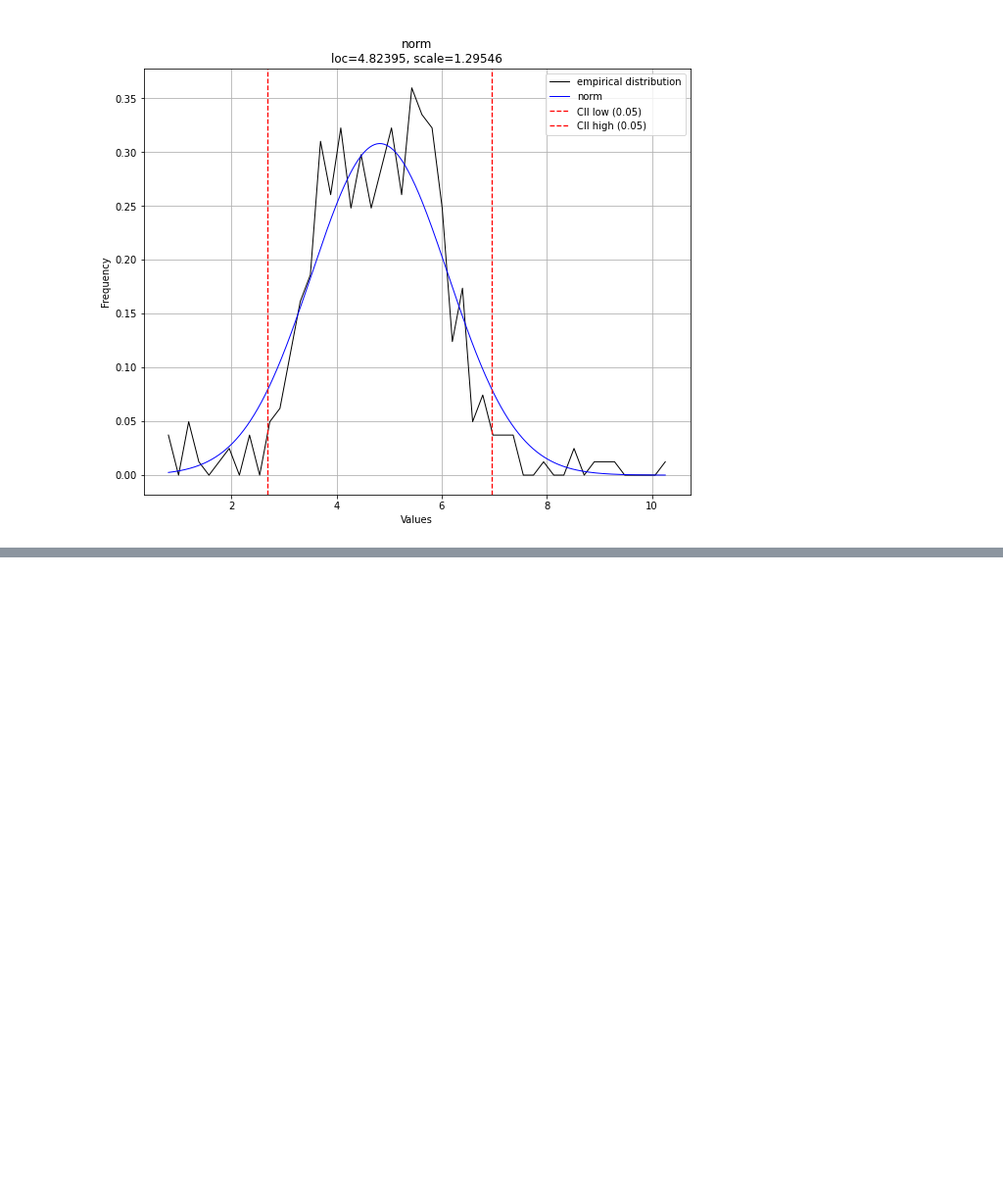
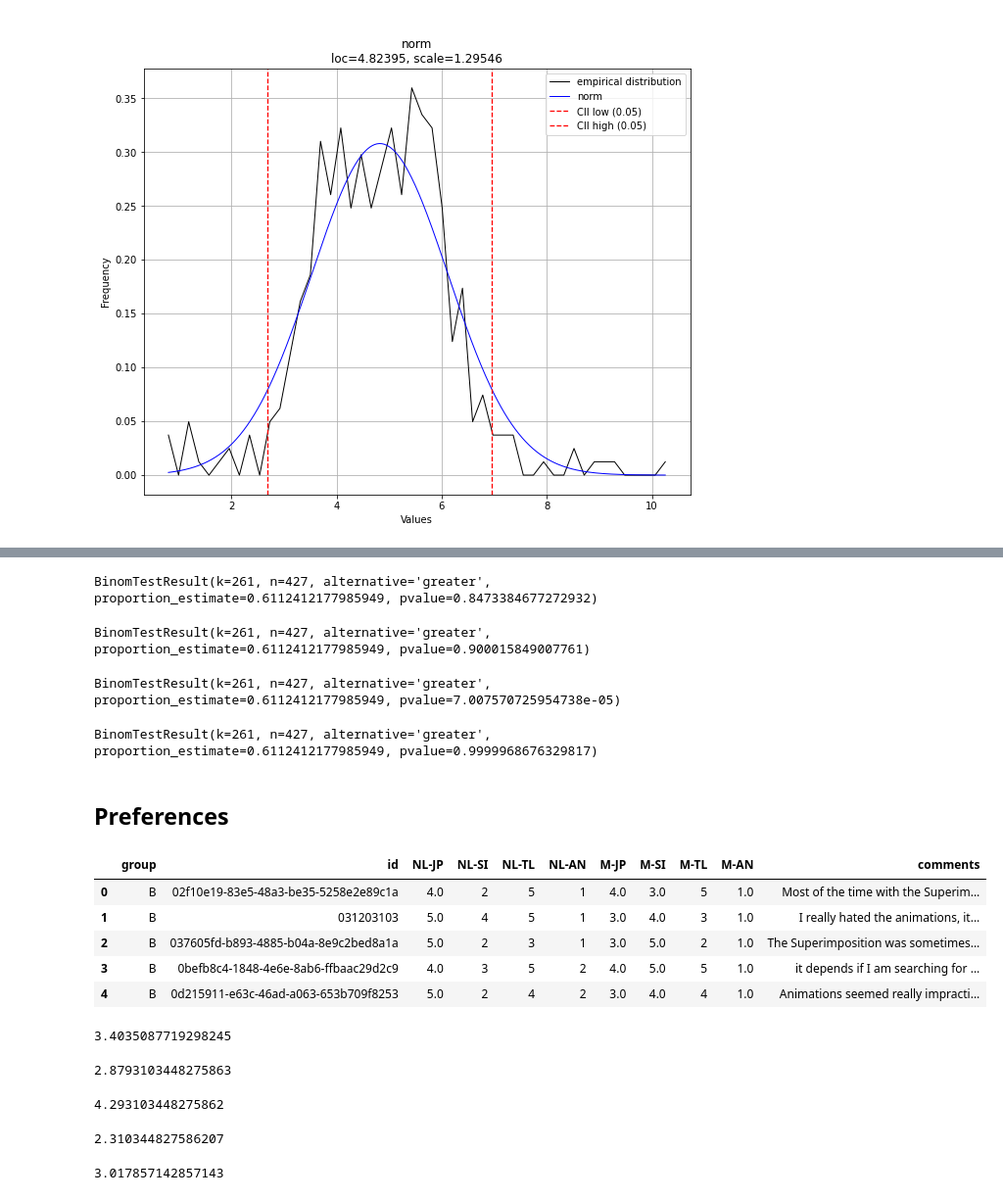
Before and after one commit to velitchko/graph-vis-evaluation-ext, a Jupyter notebook: python/Hypotheses.ipynb, the cells around one changed output, grey strips where cells are left out. Shown at 98% size. Saved outputs shown, nothing was run; the diff lists cells and outputs as text; code cells hidden in the pictures; blank space fills up the shorter version.

Commit message:
H6 preferences

```diff
--- a/python/Hypotheses.ipynb
+++ b/python/Hypotheses.ipynb
@@ -1958,0 +1943,49 @@ BinomTestResult(k=261, n=427, alternative='greater', proportion_estimate=0.61124
+# %%
+binomtest(success_m_si, num_trial_m_si, p=success_prob_nl_si, alternative="greater")
+# %% [output]
+BinomTestResult(k=261, n=427, alternative='greater', proportion_estimate=0.6112412177985949, pvalue=0.8473384677272932)
+# %%
+binomtest(success_m_si, num_trial_m_si, p=success_prob_nl_jp, alternative="greater")
+# %% [output]
+BinomTestResult(k=261, n=427, alternative='greater', proportion_estimate=0.6112412177985949, pvalue=0.900015849007761)
+# %%
+binomtest(success_m_si, num_trial_m_si, p=success_prob_nl_tl, alternative="greater")
+# %% [output]
+BinomTestResult(k=261, n=427, alternative='greater', proportion_estimate=0.6112412177985949, pvalue=7.007570725954738e-05)
+# %%
+binomtest(success_m_si, num_trial_m_si, p=success_prob_nl_an, alternative="greater")
+# %% [output]
+BinomTestResult(k=261, n=427, alternative='greater', proportion_estimate=0.6112412177985949, pvalue=0.9999968676329817)
+# %% [markdown]
+## Preferences
+# %%
+preferences_data = pd.read_csv('feedback_results.csv', index_col=0)
+preferences_df = df = pd.DataFrame(preferences_data)
+preferences_df.head()
+# %% [output]
+|  | group | id | NL-JP | NL-SI | NL-TL | NL-AN | M-JP | M-SI | M-TL | M-AN | comments |
+| 0 | B | 02f10e19-83e5-48a3-be35-5258e2e89c1a | 4.0 | 2 | 5 | 1 | 4.0 | 3.0 | 5 | 1.0 | Most of the time with the Superim... |
+| 1 | B | 031203103 | 5.0 | 4 | 5 | 1 | 3.0 | 4.0 | 3 | 1.0 | I really hated the animations, it... |
+| 2 | B | 037605fd-b893-4885-b04a-8e9c2bed8a1a | 5.0 | 2 | 3 | 1 | 3.0 | 5.0 | 2 | 1.0 | The Superimposition was sometimes... |
+| 3 | B | 0befb8c4-1848-4e6e-8ab6-ffbaac29d2c9 | 4.0 | 3 | 5 | 2 | 4.0 | 5.0 | 5 | 1.0 | it depends if I am searching for ... |
+| 4 | B | 0d215911-e63c-46ad-a063-653b709f8253 | 5.0 | 2 | 4 | 2 | 3.0 | 4.0 | 4 | 1.0 | Animations seemed really impracti... |
+# %%
+preferences_df[preferences_df['group']=="B"]['NL-JP'].mean()
+# %% [output]
+3.4035087719298245
+# %%
+preferences_df[preferences_df['group']=="B"]['NL-SI'].mean()
+# %% [output]
+2.8793103448275863
+# %%
+preferences_df[preferences_df['group']=="B"]['NL-TL'].mean()
+# %% [output]
+4.293103448275862
+# %%
+preferences_df[preferences_df['group']=="B"]['NL-AN'].mean()
+# %% [output]
+2.310344827586207
+# %%
+preferences_df[preferences_df['group']=="B"]['M-JP'].mean()
+# %% [output]
+3.017857142857143
```
Also changed, not shown: parts of 159 cells of this notebook.
